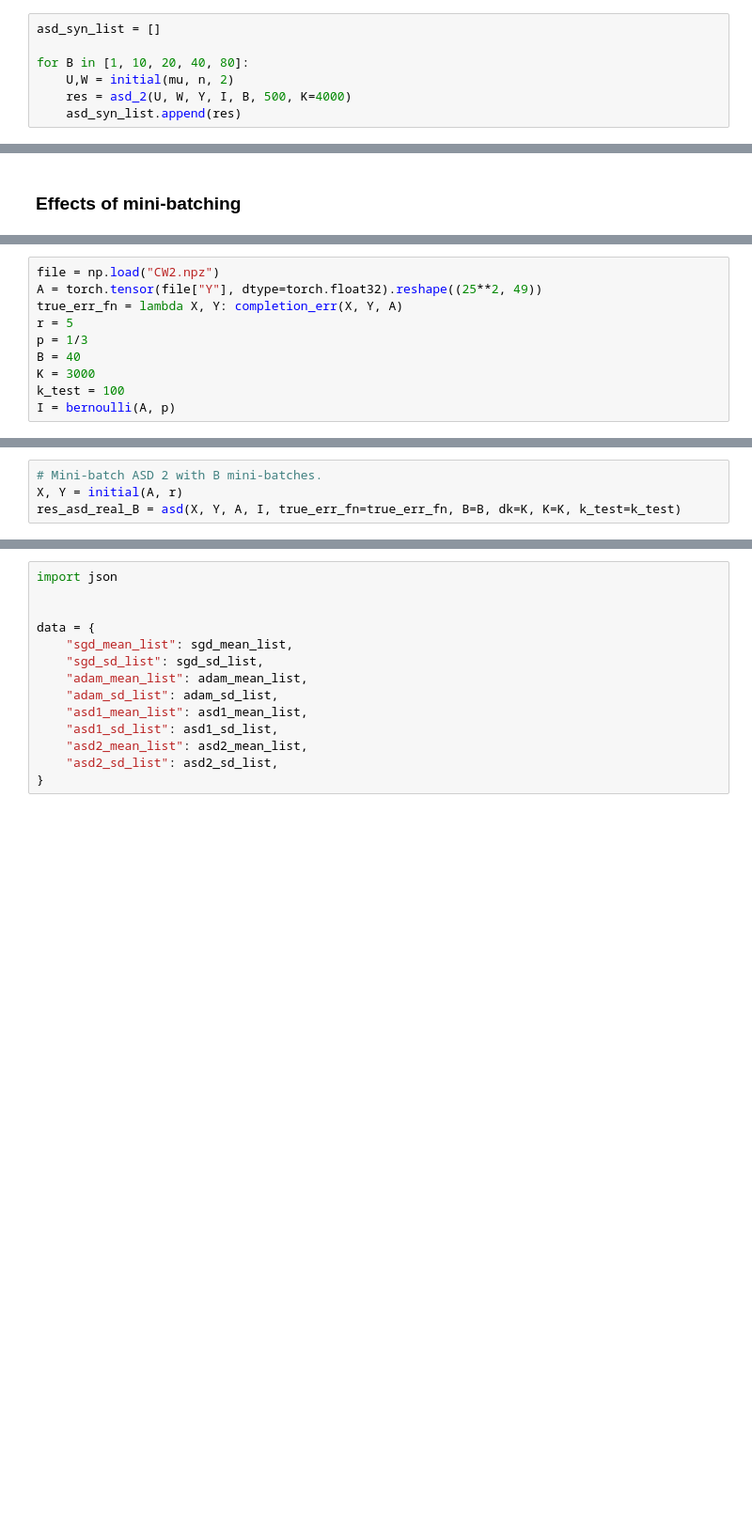
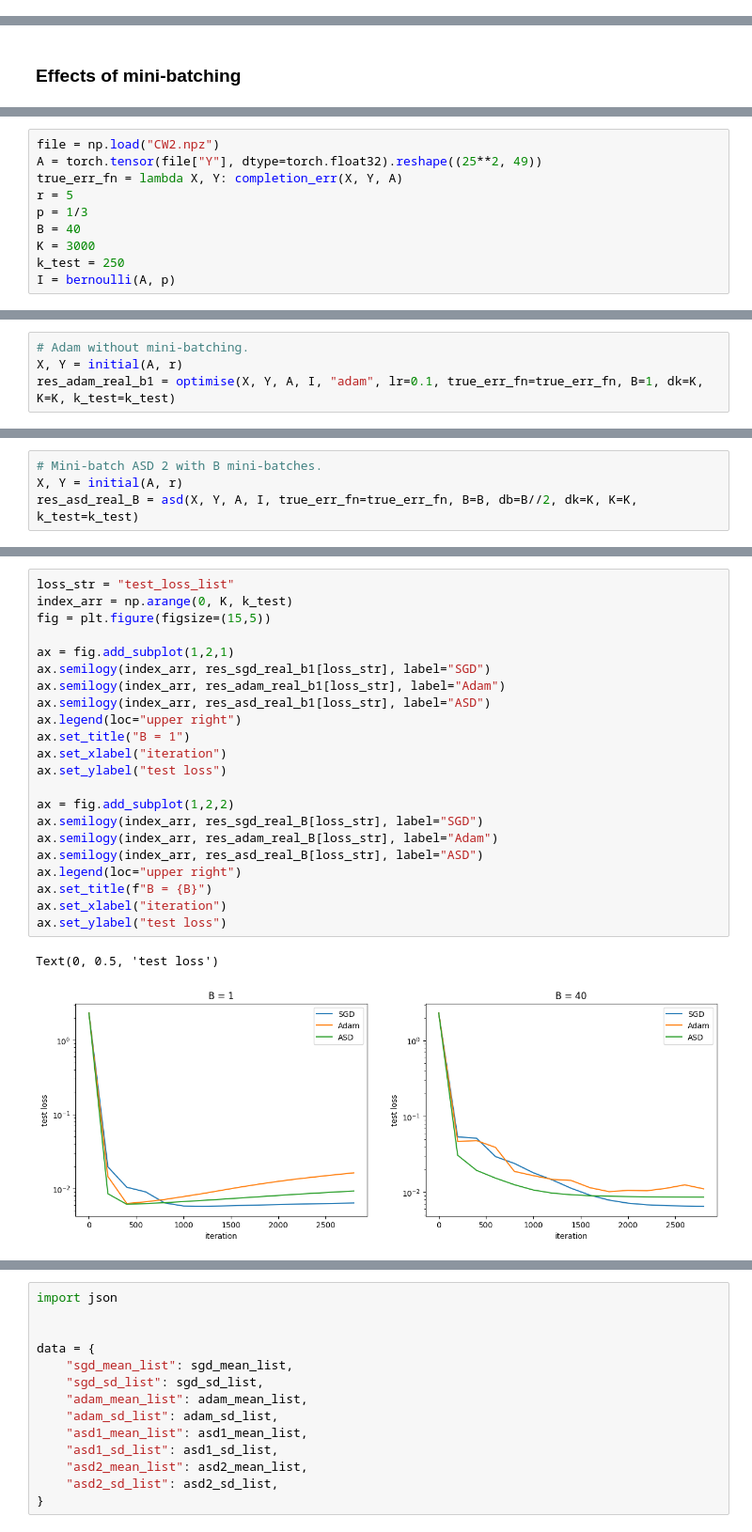
Before and after one commit to SeanESCA/continuous-matrix-completion, a Jupyter notebook: Experiments.ipynb, the cells around one changed output, grey strips where cells are left out. Shown: that part at 94% size. Cells and saved outputs as stored; diff of their text form; blank space fills up the shorter version.

```diff
--- a/Experiments.ipynb
+++ b/Experiments.ipynb
@@ -194,7 +117,0 @@ for i in range(1,21):
-# %%
-asd_syn_list = []
-
-for B in [1, 10, 20, 40, 80]:
-    U,W = initial(mu, n, 2)
-    res = asd_2(U, W, Y, I, B, 500, K=4000)
-    asd_syn_list.append(res)
@@ -223,5 +226,5 @@ r = 5
 p = 1/3
 B = 40
 K = 3000
-k_test = 100
+k_test = 250
 I = bernoulli(A, p)
@@ -227,0 +235,4 @@ I = bernoulli(A, p)
+# %%
+# Adam without mini-batching.
+X, Y = initial(A, r)
+res_adam_real_b1 = optimise(X, Y, A, I, "adam", lr=0.1, true_err_fn=true_err_fn, B=1, dk=K, K=K, k_test=k_test)
@@ -240,5 +259,5 @@ Best mean completion error: 0.04264793545007706
 # %%
 # Mini-batch ASD 2 with B mini-batches.
 X, Y = initial(A, r)
-res_asd_real_B = asd(X, Y, A, I, true_err_fn=true_err_fn, B=B, dk=K, K=K, k_test=k_test)
+res_asd_real_B = asd(X, Y, A, I, true_err_fn=true_err_fn, B=B, db=B//2, dk=K, K=K, k_test=k_test)
 # %% [output]
@@ -245,0 +265,25 @@ Best mean completion error: 0.07495799660682678
+# %%
+loss_str = "test_loss_list"
+index_arr = np.arange(0, K, k_test)
+fig = plt.figure(figsize=(15,5))
+
+ax = fig.add_subplot(1,2,1)
+ax.semilogy(index_arr, res_sgd_real_b1[loss_str], label="SGD")
+ax.semilogy(index_arr, res_adam_real_b1[loss_str], label="Adam")
+ax.semilogy(index_arr, res_asd_real_b1[loss_str], label="ASD")
+ax.legend(loc="upper right")
+ax.set_title("B = 1")
+ax.set_xlabel("iteration")
+ax.set_ylabel("test loss")
+
+ax = fig.add_subplot(1,2,2)
+ax.semilogy(index_arr, res_sgd_real_B[loss_str], label="SGD")
+ax.semilogy(index_arr, res_adam_real_B[loss_str], label="Adam")
+ax.semilogy(index_arr, res_asd_real_B[loss_str], label="ASD")
+ax.legend(loc="upper right")
+ax.set_title(f"B = {B}")
+ax.set_xlabel("iteration")
+ax.set_ylabel("test loss")
+# %% [output]
+Text(0, 0.5, 'test loss')
+[figure, added]
```
Also changed, not shown: parts of 91 cells of this notebook, 1 other file.
